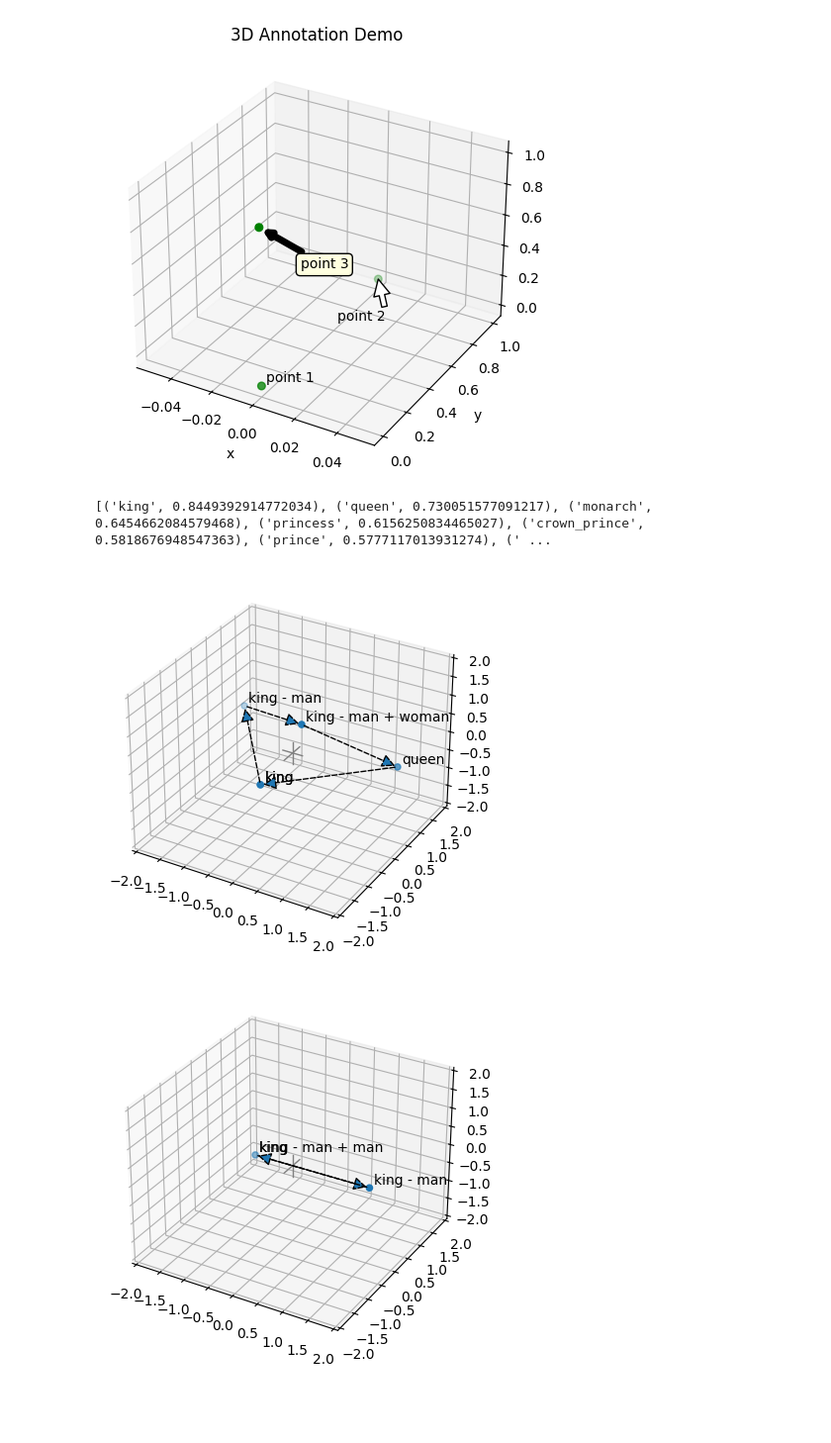
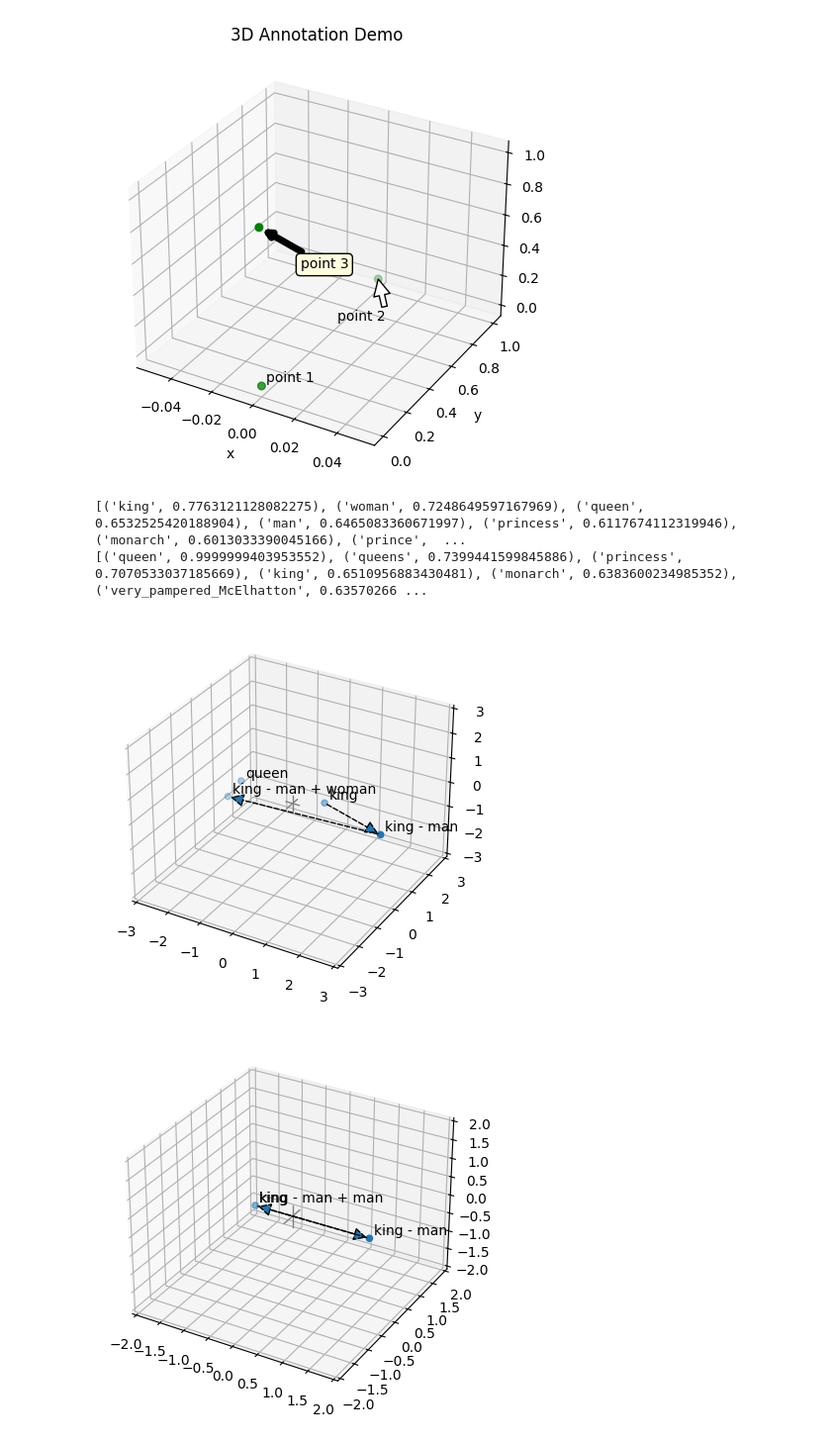
Before and after one commit to lettucegoblin/Machine-Learning-Illustrated-Examples, a Jupyter notebook: Exploring higher dimensional visualization.ipynb, the cells around one changed output. Shown at 99% size. Cells and saved outputs as stored; diff of their text form; code cells hidden in the pictures; blank space fills up the shorter version.

Commit message:
vector math

```diff
--- a/Exploring higher dimensional visualization.ipynb
+++ b/Exploring higher dimensional visualization.ipynb
@@ -258,7 +258,7 @@ fig.tight_layout()
 [figure]
 # %%
 
-def plot_word_embeddings(words, vectors, arrowCount=0):
+def plot_word_embeddings(words, vectors, arrowCount=0, dimensions=2):
     # Get the word embeddings for a list of words
 
 
@@ -266,13 +266,23 @@ def plot_word_embeddings(words, vectors, arrowCount=0):
     pca = PCA(n_components=3)
     vectors_3d = pca.fit_transform(vectors)
 
+    # Use T-SNE to reduce the dimensionality to 3D
+    #tsne = TSNE(n_components=3, random_state=0)
+    #vectors_3d = tsne.fit_transform(vectors)
+
+    #perplexity = 1#max(1, (len(words) + len(similiar_words)) / 2) # default 30
+    #learning_rate = 200  # Default is 200
+    #early_exaggeration = 12.0  # Default is 12.0
+    #tsne = TSNE(n_components=3, random_state=0, perplexity=perplexity, early_exaggeration=early_exaggeration, learning_rate=learning_rate)
+    #vectors_3d = tsne.fit_transform(vectors)
+
     # Create a 3D scatter plot
     fig = plt.figure()
     ax = fig.add_subplot(111, projection='3d')
     # Set the limits of the axes
-    ax.set_xlim([-2, 2])
-    ax.set_ylim([-2, 2])
-    ax.set_zlim([-2, 2])
+    ax.set_xlim([-dimensions, dimensions])
+    ax.set_ylim([-dimensions, dimensions])
+    ax.set_zlim([-dimensions, dimensions])
     # Annotate the points with the words and draw arrows between them
     axis_length = 0.3
     modify = 0.1
@@ -297,24 +307,32 @@ def plot_word_embeddings(words, vectors, arrowCount=0):
     plt.show()
 # %%
 king = model['king']
-kingminusman = (model['king'] - model['man']).copy()
-kingminusmanpluswoman = kingminusman + model['woman']
+kingminusman = model['king'] - model['man']
+kingminusmanpluswoman = model['king'] + model['woman']
 analo_word = model.similar_by_vector(kingminusmanpluswoman)
 
-#analo_word = model.most_similar(positive=[kingminusmanpluswoman], negative=['king'])
+model.most_similar(positive=[kingminusmanpluswoman])
+
 print(analo_word)
-labels = ['king', 'king - man', 'king - man + woman', 'queen', analo_word[0][0]]
-#print(model['king'], analo_word)
+print(model.similar_by_vector(model['queen']))
 
-vectors = [model['king'], kingminusman, kingminusmanpluswoman, model['queen'], model[analo_word[0][0]]]
-plot_word_embeddings(labels, vectors, len(labels))
+labels = ['king', 'king - man', 'king - man + woman', 'queen' ]
+
+kingminusmanpluswomanoffset =  model['king'] + model['woman'] - model['her'] * 0.3
+
+
+vectors = np.array([model['king'], kingminusman, kingminusmanpluswoman, kingminusmanpluswomanoffset])
+plot_word_embeddings(labels, vectors, len(labels) - 1, 3)
+#plot_word_embeddings(labels, [model['king'], model['king'], model['king'], model['king']], len(labels) - 1, 3)
+
 #plot_word_embeddings(['king', 'man', 'woman', analo_word[0][0]], 1)
 #plot_word_embeddings(['king', 'man', 'woman', analo_word[0][0]], 2)
 #plot_word_embeddings(['king', 'man', 'woman', analo_word[0][0]], 3)
 #plot_word_embeddings(['king', 'man', 'woman', analo_word[0][0]], 4)
 # %% [output]
-[('king', 0.8449392914772034), ('queen', 0.730051577091217), ('monarch', 0.6454662084579468), ('princess', 0.6156250834465027), ('crown_prince', 0.5818676948547363), ('prince', 0.5777117013931274), (' ...
+[('king', 0.7763121128082275), ('woman', 0.7248649597167969), ('queen', 0.6532525420188904), ('man', 0.6465083360671997), ('princess', 0.6117674112319946), ('monarch', 0.6013033390045166), ('prince',  ...
+[('queen', 0.9999999403953552), ('queens', 0.7399441599845886), ('princess', 0.7070533037185669), ('king', 0.6510956883430481), ('monarch', 0.6383600234985352), ('very_pampered_McElhatton', 0.63570266 ...
-[figure, old version]
+[figure, new version]
 # %%
 king = model['king']
 kingminusman = (model['king'] - model['man']).copy()
```
Also changed, not shown: parts of 1 cell of this notebook.
